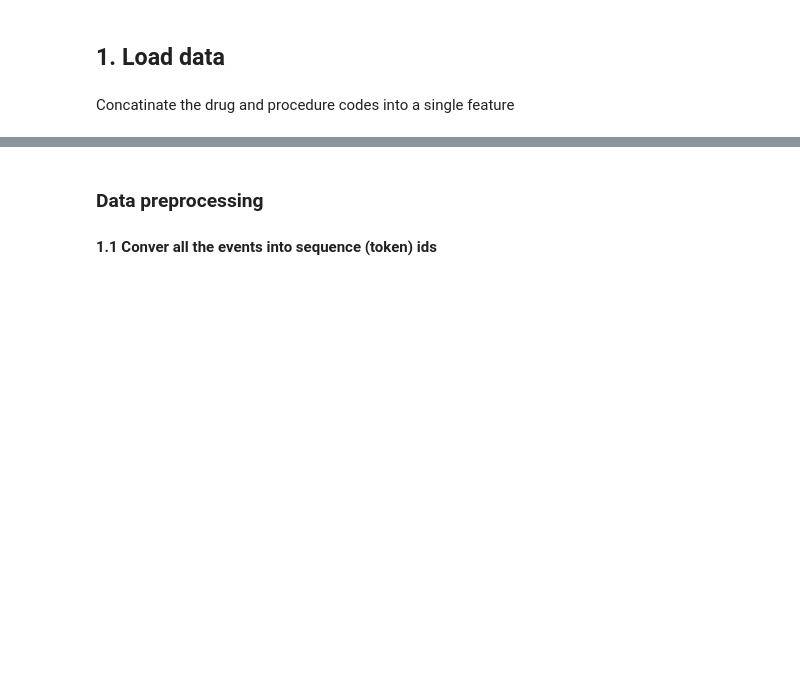
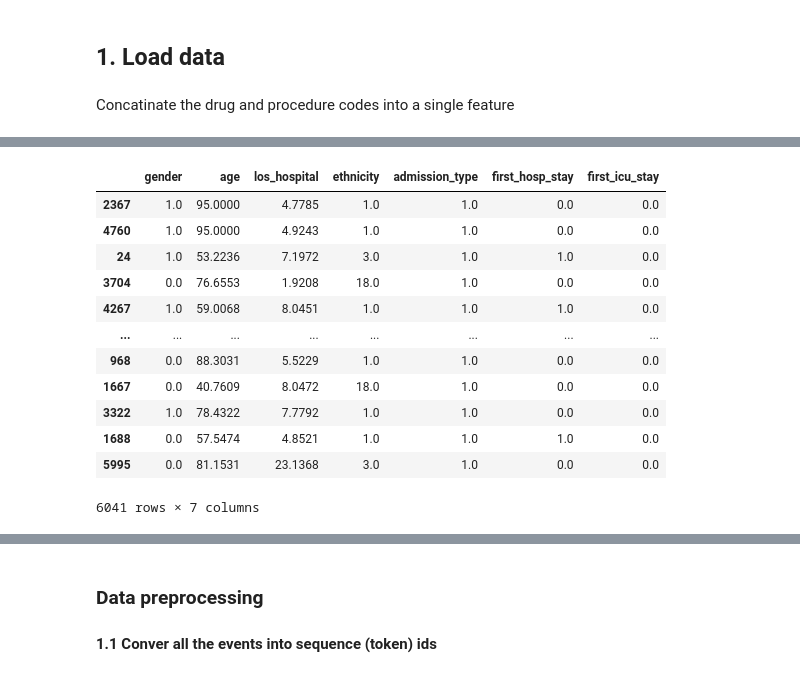
Before and after one commit to Baukmeister/cf_DRG_res, a Jupyter notebook: notebooks/2-LSTM-model-and-generate-counterfactuals.ipynb, the cells around one changed output, grey strips where cells are left out. Drawn from its saved outputs; the diff is of its cells as text; code cells hidden in the pictures; blank space fills up the shorter version.

```diff
--- a/notebooks/2-LSTM-model-and-generate-counterfactuals.ipynb
+++ b/notebooks/2-LSTM-model-and-generate-counterfactuals.ipynb
@@ -90,3 +99,19 @@ Name: events, dtype: object
+# %%
+X_train_static
+# %% [output]
+|  | gender | age | los_hospital | ethnicity | admission_type | first_hosp_stay | first_icu_stay |
+| 2367 | 1.0 | 95.0000 | 4.7785 | 1.0 | 1.0 | 0.0 | 0.0 |
+| 4760 | 1.0 | 95.0000 | 4.9243 | 1.0 | 1.0 | 0.0 | 0.0 |
+| 24 | 1.0 | 53.2236 | 7.1972 | 3.0 | 1.0 | 1.0 | 0.0 |
+| 3704 | 0.0 | 76.6553 | 1.9208 | 18.0 | 1.0 | 0.0 | 0.0 |
+| 4267 | 1.0 | 59.0068 | 8.0451 | 1.0 | 1.0 | 1.0 | 0.0 |
+| ... | ... | ... | ... | ... | ... | ... | ... |
+| 968 | 0.0 | 88.3031 | 5.5229 | 1.0 | 1.0 | 0.0 | 0.0 |
+| 1667 | 0.0 | 40.7609 | 8.0472 | 18.0 | 1.0 | 0.0 | 0.0 |
+| 3322 | 1.0 | 78.4322 | 7.7792 | 1.0 | 1.0 | 0.0 | 0.0 |
+| 1688 | 0.0 | 57.5474 | 4.8521 | 1.0 | 1.0 | 1.0 | 0.0 |
+| 5995 | 0.0 | 81.1531 | 23.1368 | 3.0 | 1.0 | 0.0 | 0.0 |
+6041 rows × 7 columns
 # %%
 # Load validation data
 validation_pos = pd.read_csv(data_path+'validation_pos.txt')
```
Also changed, not shown: parts of 20 cells of this notebook, 1 other file.
